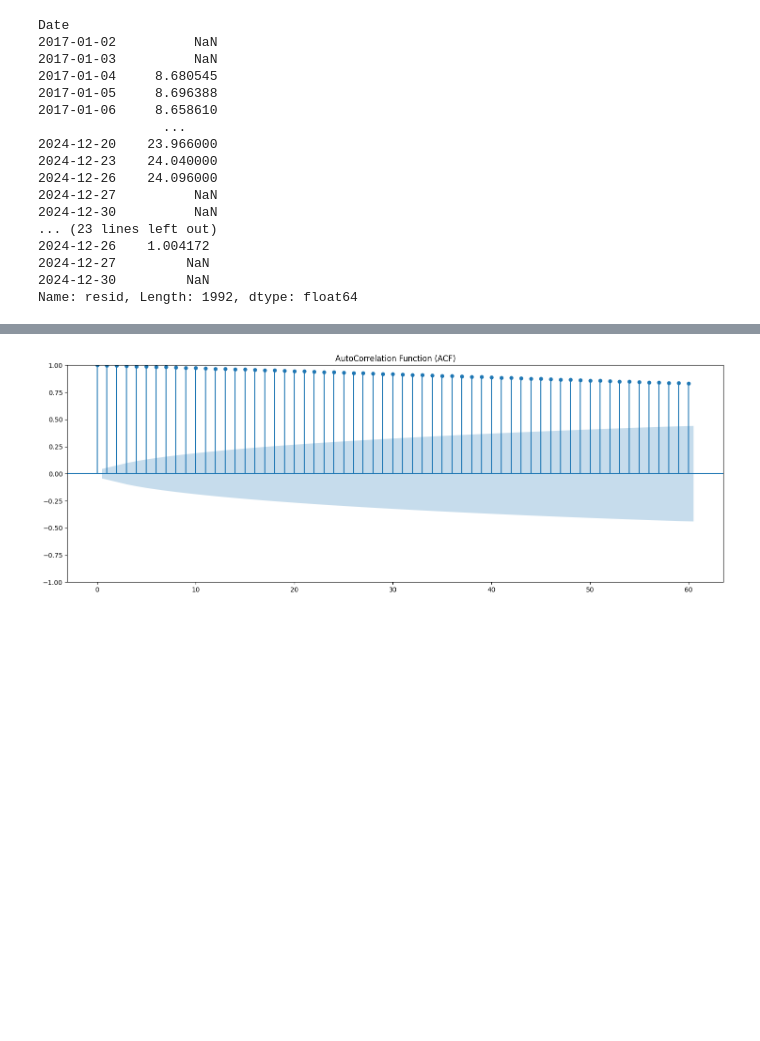
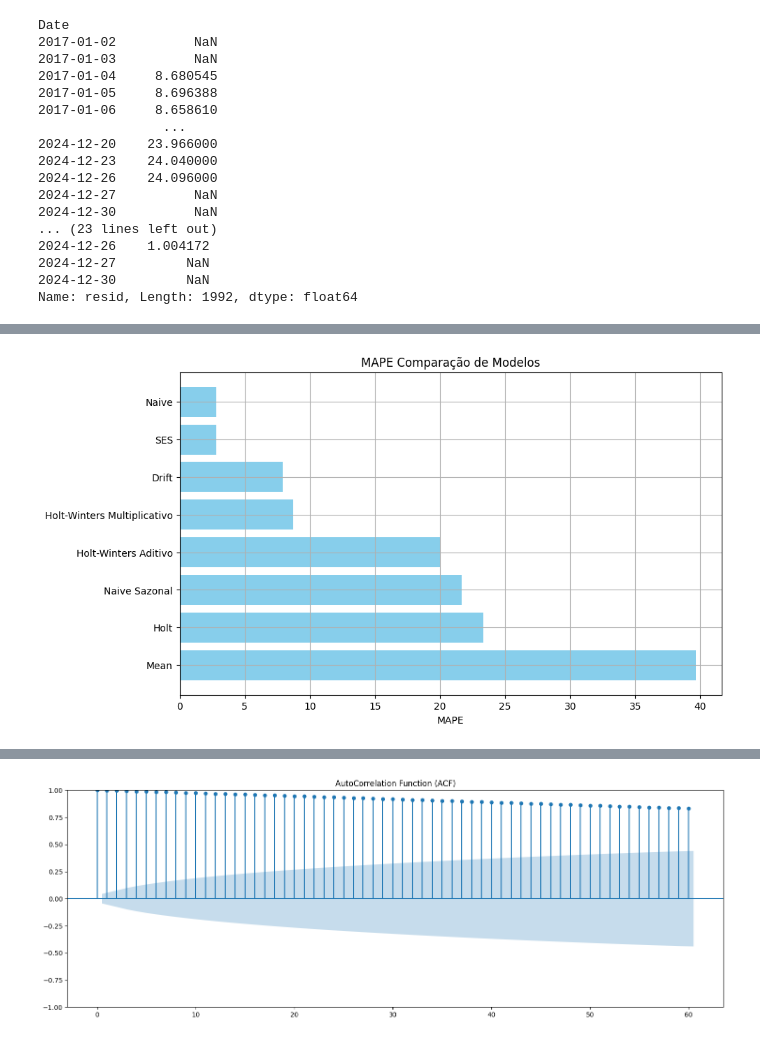
Before and after one commit to Botelho97/tcc-predict-stocks-models-comparison, a Jupyter notebook: models.ipynb, the cells around one changed output, grey strips where cells are left out. Cells and saved outputs as stored; diff of their text form; code cells hidden in the pictures; blank space fills up the shorter version.

```diff
--- a/models.ipynb
+++ b/models.ipynb
@@ -204,0 +370,8 @@ plt.show()
+# %%
+holt_model = Holt(bb_series_train).fit()
+holt_forecast = holt_model.forecast(steps=len(bb_series_test))
+print(holt_forecast)
+mape_holt = mean_absolute_percentage_error(bb_series_test, holt_forecast)*100
+modelos.append("Holt")
+mapes.append(mape_holt)
+print(mape_holt)
@@ -204,0 +392,9 @@ plt.show()
+# %%
+# Holt-Winters aditivo
+hw_add_model = ExponentialSmoothing(bb_series_train, seasonal_periods=seasonal, trend='add', seasonal='add').fit()
+hw_add_forecast = hw_add_model.forecast(steps=len(bb_series_test))
+print(hw_add_forecast)
+mape_hw_add = mean_absolute_percentage_error(bb_series_test, hw_add_forecast)*100
+modelos.append("Holt-Winters Aditivo")
+mapes.append(mape_hw_add)
+print(mape_hw_add)
@@ -204,0 +415,8 @@ plt.show()
+# %%
+hw_mult_model = ExponentialSmoothing(bb_series_train, seasonal_periods=seasonal, trend='add', seasonal='mul').fit()
+hw_mult_forecast = hw_mult_model.forecast(steps=len(bb_series_test))
+print(hw_mult_forecast)
+mape_hw_mult = mean_absolute_percentage_error(bb_series_test, hw_mult_forecast)*100
+modelos.append("Holt-Winters Multiplicativo")
+mapes.append(mape_hw_mult)
+print(mape_hw_mult)
@@ -204,0 +437,4 @@ plt.show()
+# %%
+mape_comparison = pd.DataFrame({'Modelo': modelos, 'MAPE': mapes})
+mape_comparison = mape_comparison.sort_values(by='MAPE', ascending=False).reset_index(drop=True)
+print(mape_comparison)
@@ -204,0 +451,9 @@ plt.show()
+# %%
+plt.figure(figsize=(10, 6))
+plt.barh(mape_comparison['Modelo'], mape_comparison['MAPE'], color='skyblue')
+plt.xlabel("MAPE")
+plt.title("MAPE Comparação de Modelos")
+plt.grid(True)
+plt.show()
+# %% [output]
+[figure, added]
```
Also changed, not shown: parts of 18 cells of this notebook, 1 other file.
